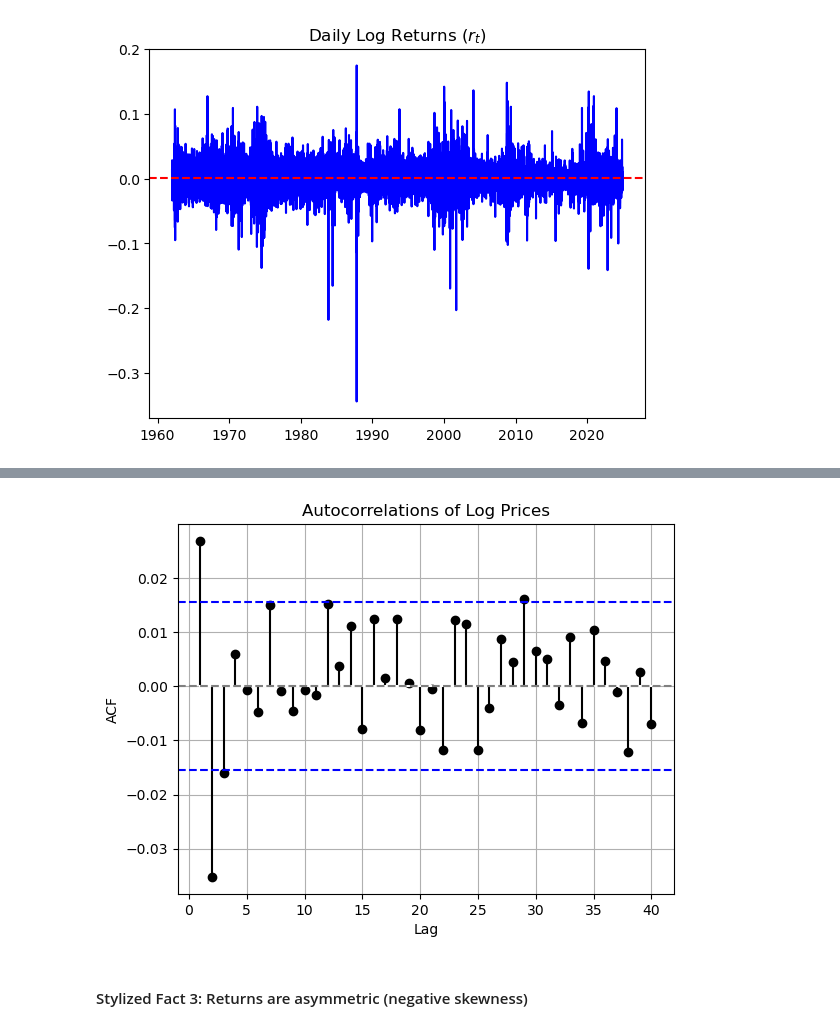
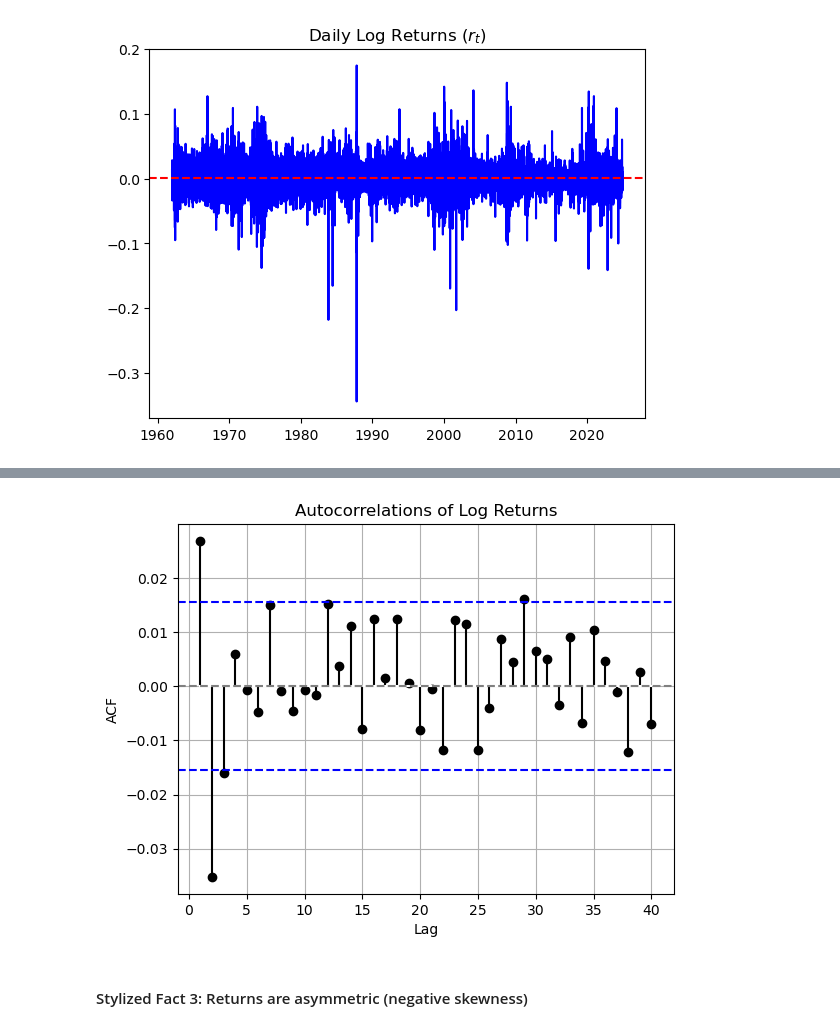
Before and after one commit to VitalityMigo/quant627_finec, a Jupyter notebook: notebook.ipynb, the cells around one changed output, grey strips where cells are left out. Saved outputs shown, nothing was run; the diff lists cells and outputs as text; code cells hidden in the pictures.

```diff
--- a/notebook.ipynb
+++ b/notebook.ipynb
@@ -397,27 +413,27 @@ look-up table. The actual p-value is greater than the p-value returned.
 
   kpss_results = kpss(rt_daily, regression='c')
 # %%
-# TEST 4: Autocorrelation function and Partial Autocorrelation Function
+# TEST 4: Autocorrelation function
 lags = 40
 conf_value = 1.96
 acf_values = acf(rt_daily, nlags=lags)
 
 #Bartlett intervals for ACF
 bartlett = conf_value / np.sqrt(len(rt_daily))
 
 # ACF (Autocorrelation Function)
 plt.stem(np.arange(1, lags + 1), acf_values[1:], linefmt='k-', markerfmt='ko', basefmt='w-')
 plt.axhline(y=0, color='gray', linestyle='--')
 plt.axhline(y=bartlett, color='blue', linestyle='--')
 plt.axhline(y=-bartlett, color='blue', linestyle='--')
-plt.title('Autocorrelations of Log Prices')
+plt.title('Autocorrelations of Log Returns')
 plt.xlabel('Lag')
 plt.ylabel('ACF')
 plt.grid(True)
 
 plt.show()
 # %% [output]
-[figure, old version]
+[figure, new version]
 # %% [markdown]
 #### Stylized Fact 3: Returns are asymmetric (negative skewness)
 # %%
```
Also changed, not shown: parts of 51 cells of this notebook.
